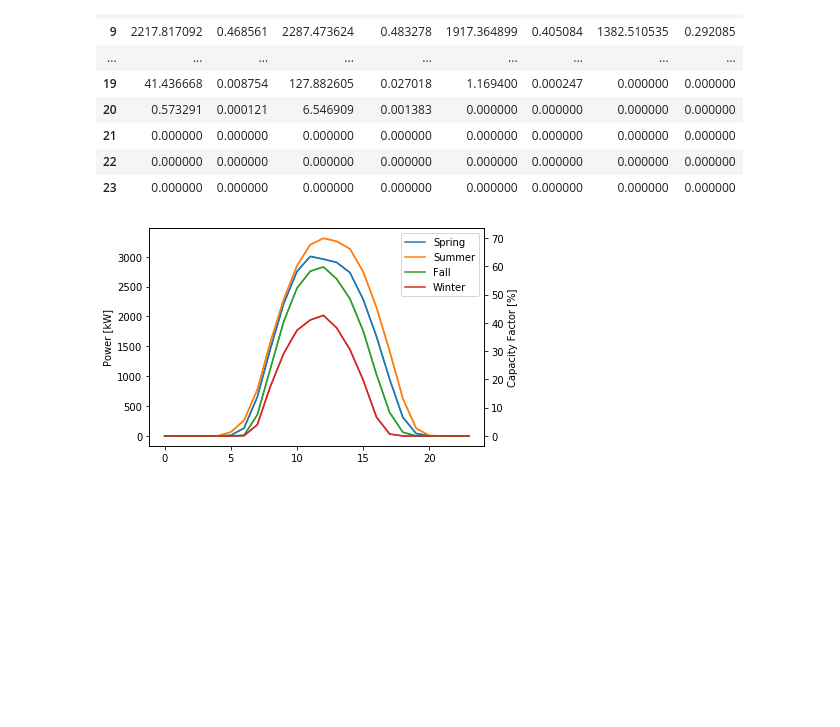
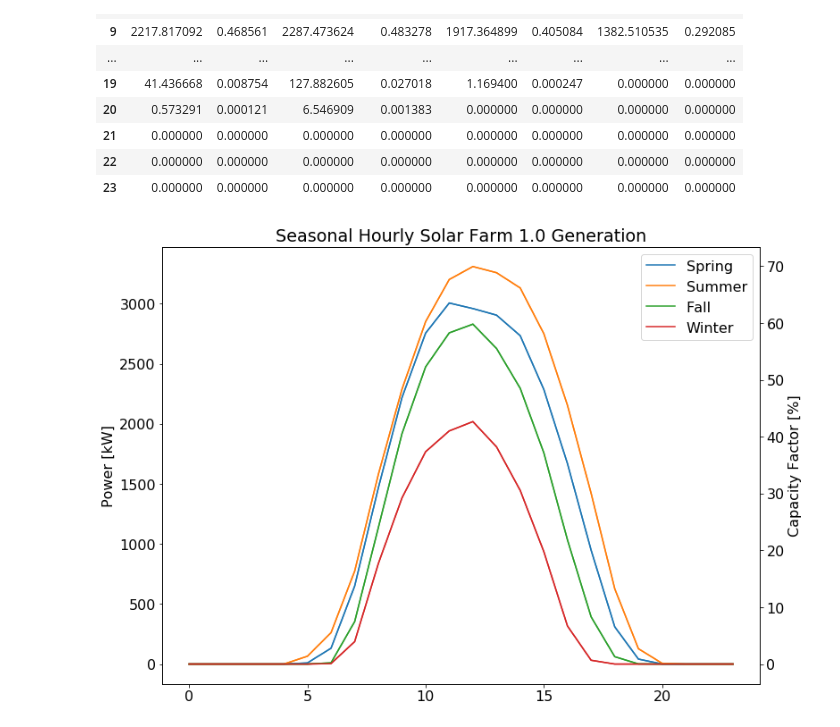
Before and after one commit to arfc/2021-04-nm-illinois, a Jupyter notebook: data/solar_energy_profile.ipynb, the cells around one changed output. Drawn from its saved outputs; the diff is of its cells as text; code cells hidden in the pictures; blank space fills up the shorter version.

Commit message:
makes various notebooks cleanups, mostly figure adjustments and savefig calls

```diff
--- a/data/solar_energy_profile.ipynb
+++ b/data/solar_energy_profile.ipynb
@@ -8,6 +8,8 @@ We use a reference solar farm, UIUC Solar Farm 1.0, located in Champaign, IL. Th
 import numpy as np
 import pandas as pd
 import matplotlib.pyplot as plt
+plt.rcParams['figure.figsize']=(12,9)
+plt.rcParams['font.size'] = '16'
 # %%
 solarfarm_df = pd.read_csv("solarfarm_data.csv", parse_dates=True, index_col='time')
 solarfarm_df
@@ -140,15 +142,17 @@ seasonal_df
 # %%
 fig, ax = plt.subplots()
 ax2 = ax.twinx()
 fig.figsize=(12,9)
 for season in seasons:
     cf_key = season+"_cf"
     ax.plot(range(24), seasonal_df[season], label=season.capitalize())
     ax2.plot(range(24), seasonal_df[cf_key]*100)
-plt.xlabel('Hour')
+plt.xlabel('Hour',fontsize=16)
+plt.title("Seasonal Hourly Solar Farm 1.0 Generation")
 ax.legend()
-ax.set_ylabel('Power [kW]')
-ax2.set_ylabel('Capacity Factor [%]')
+ax.set_ylabel('Power [kW]',fontsize=16)
+ax2.set_ylabel('Capacity Factor [%]',fontsize=16)
 plt.show()
+fig.savefig("../report/img/cap/seasonal_hourly_solar.png")
 # %% [output]
-[figure, old version]
+[figure, new version]
```
Also changed, not shown: parts of 2 cells of this notebook, 6 other files.
